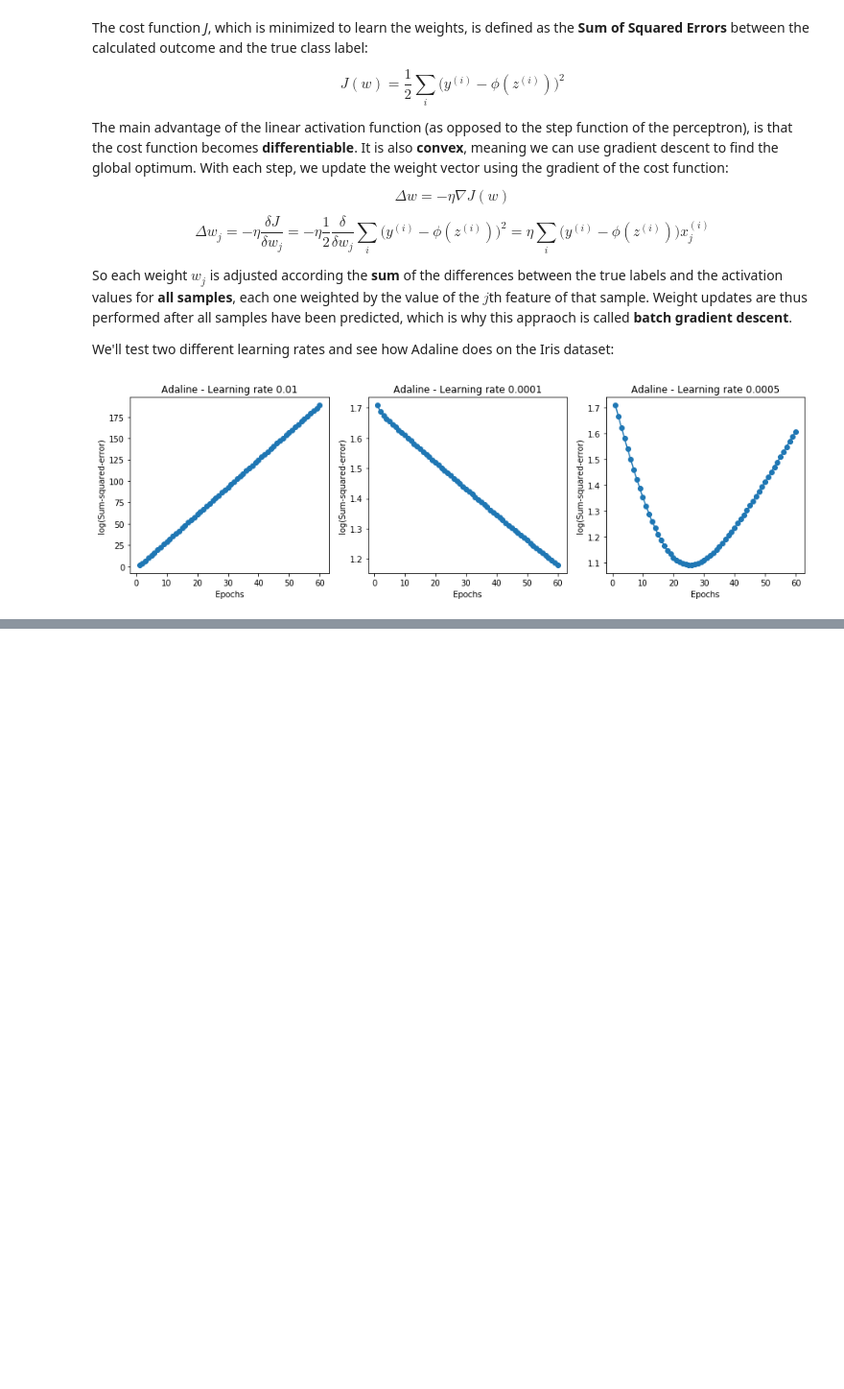
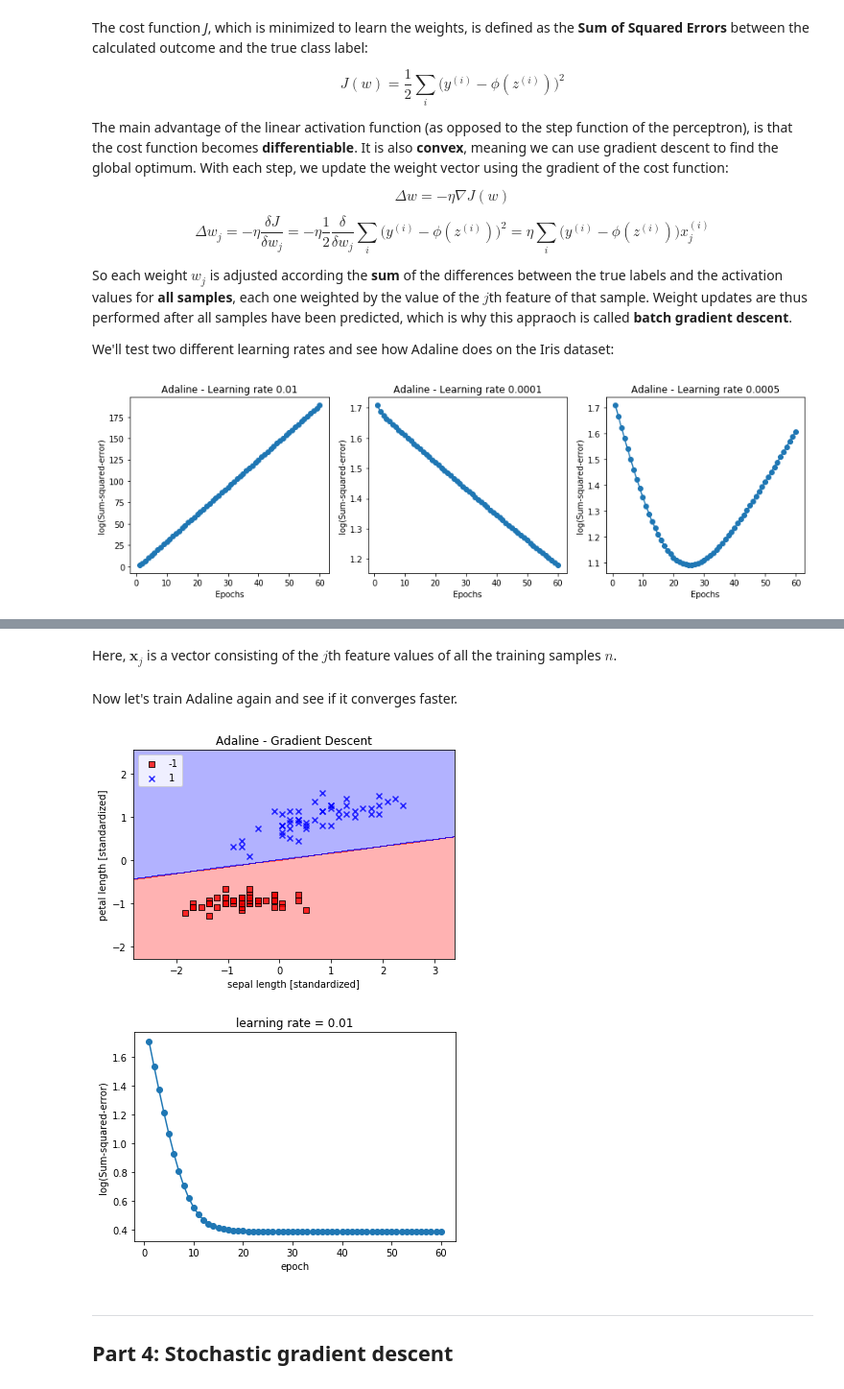
Before and after one commit to npabon/python_machine_learning, a Jupyter notebook: ch_2_perceptron_adaline_sgd.ipynb, the cells around one changed output, grey strips where cells are left out. Shown at 96% size. Saved outputs shown, nothing was run; the diff lists cells and outputs as text; code cells hidden in the pictures; blank space fills up the shorter version.

```diff
--- a/ch_2_perceptron_adaline_sgd.ipynb
+++ b/ch_2_perceptron_adaline_sgd.ipynb
@@ -173,0 +182,32 @@ plt.show()
+# %% [markdown]
+Here, $\textbf{x}_j$ is a vector consisting of the $j$th feature values of all the training samples $n$.
+# %%
+# Standardize the features
+X_std = np.copy(X)
+X_std[:,0] = (X_std[:,0] - X_std[:,0].mean()) /  X_std[:,0].std()
+X_std[:,1] = (X_std[:,1] - X_std[:,1].mean()) /  X_std[:,1].std()
+# %% [markdown]
+Now let's train Adaline again and see if it converges faster.
+# %%
+ada = AdalineGD(eta=0.01, n_iter=60)
+ada.fit(X_std,y)
+
+plot_decision_regions(X_std, y, classifier=ada)
+plt.title('Adaline - Gradient Descent')
+plt.xlabel('sepal length [standardized]')
+plt.ylabel('petal length [standardized]')
+plt.legend(loc='upper left')
+#plt.tight_layout()
+plt.show()
+
+plt.plot(range(1, len(ada.cost_) + 1), np.log10(ada.cost_), marker='o')
+plt.xlabel('epoch')
+plt.ylabel('log(Sum-squared-error)')
+plt.title('learning rate = 0.01')
+plt.show()
+# %% [output]
+[figure, added]
+[figure, added]
+# %% [markdown]
+___
+## Part 4: Stochastic gradient descent
```
Also changed, not shown: parts of 6 cells of this notebook.
